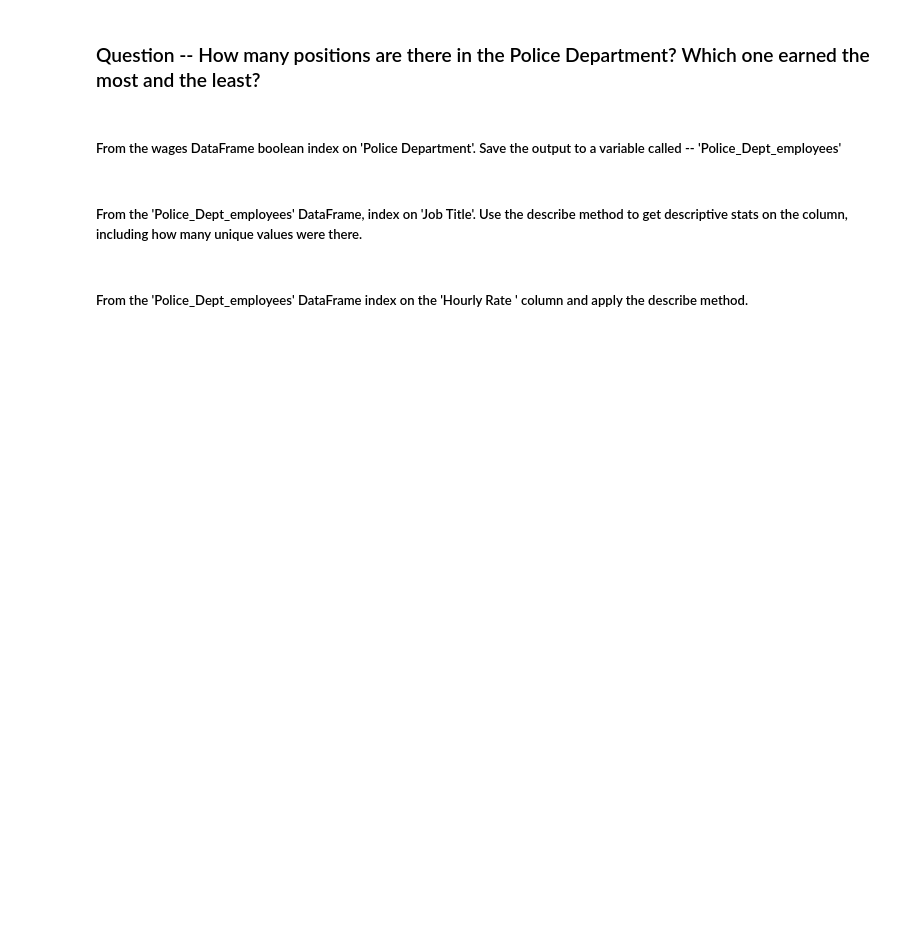
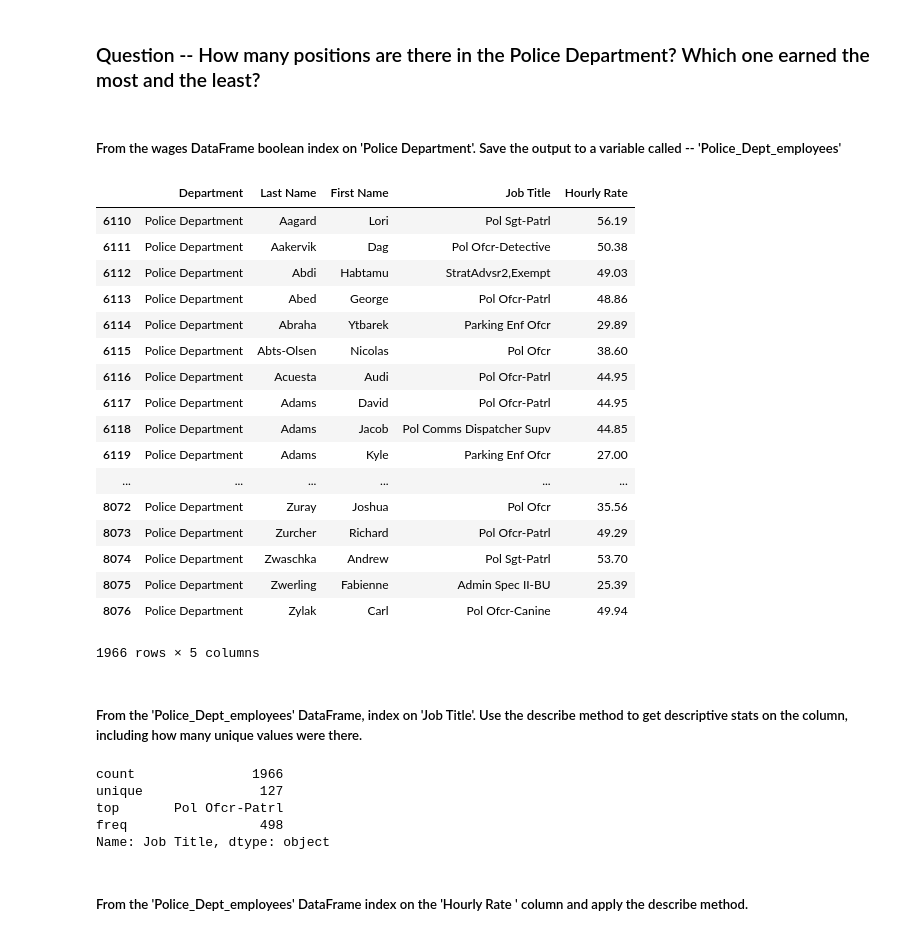
Before and after one commit to shaarika/UW_workshop, a Jupyter notebook: Day II/Seattle_Wages_Demo.ipynb, the cells around one changed output. Saved outputs shown, nothing was run; the diff lists cells and outputs as text; code cells hidden in the pictures; blank space fills up the shorter version.

```diff
--- a/Day II/Seattle_Wages_Demo.ipynb
+++ b/Day II/Seattle_Wages_Demo.ipynb
@@ -45,7 +181,38 @@
 ### Question -- How many positions are there in the Police Department? Which one earned the most and the least?
 # %% [markdown]
 ##### From the wages DataFrame boolean index on 'Police Department'. Save the output to a variable called -- 'Police_Dept_employees'
+# %%
+Police_Dept_employees = wages[wages['Department'] == 'Police Department']
+# %%
+Police_Dept_employees
+# %% [output]
+|  | Department | Last Name | First Name | Job Title | Hourly Rate |
+| 6110 | Police Department | Aagard | Lori | Pol Sgt-Patrl | 56.19 |
+| 6111 | Police Department | Aakervik | Dag | Pol Ofcr-Detective | 50.38 |
+| 6112 | Police Department | Abdi | Habtamu | StratAdvsr2,Exempt | 49.03 |
+| 6113 | Police Department | Abed | George | Pol Ofcr-Patrl | 48.86 |
+| 6114 | Police Department | Abraha | Ytbarek | Parking Enf Ofcr | 29.89 |
+| 6115 | Police Department | Abts-Olsen | Nicolas | Pol Ofcr | 38.60 |
+| 6116 | Police Department | Acuesta | Audi | Pol Ofcr-Patrl | 44.95 |
+| 6117 | Police Department | Adams | David | Pol Ofcr-Patrl | 44.95 |
+| 6118 | Police Department | Adams | Jacob | Pol Comms Dispatcher Supv | 44.85 |
+| 6119 | Police Department | Adams | Kyle | Parking Enf Ofcr | 27.00 |
+| ... | ... | ... | ... | ... | ... |
+| 8072 | Police Department | Zuray | Joshua | Pol Ofcr | 35.56 |
+| 8073 | Police Department | Zurcher | Richard | Pol Ofcr-Patrl | 49.29 |
+| 8074 | Police Department | Zwaschka | Andrew | Pol Sgt-Patrl | 53.70 |
+| 8075 | Police Department | Zwerling | Fabienne | Admin Spec II-BU | 25.39 |
+| 8076 | Police Department | Zylak | Carl | Pol Ofcr-Canine | 49.94 |
+1966 rows × 5 columns
 # %% [markdown]
 #####  From the 'Police_Dept_employees' DataFrame, index on 'Job Title'. Use the describe method to get descriptive stats on the column, including how many unique values were there.
+# %%
+Police_Dept_employees['Job Title'].describe()
+# %% [output]
+count               1966
+unique               127
+top       Pol Ofcr-Patrl
+freq                 498
+Name: Job Title, dtype: object
 # %% [markdown]
 ##### From the 'Police_Dept_employees' DataFrame index on the 'Hourly Rate ' column and apply the describe method.
```
Also changed, not shown: parts of 22 cells of this notebook.
